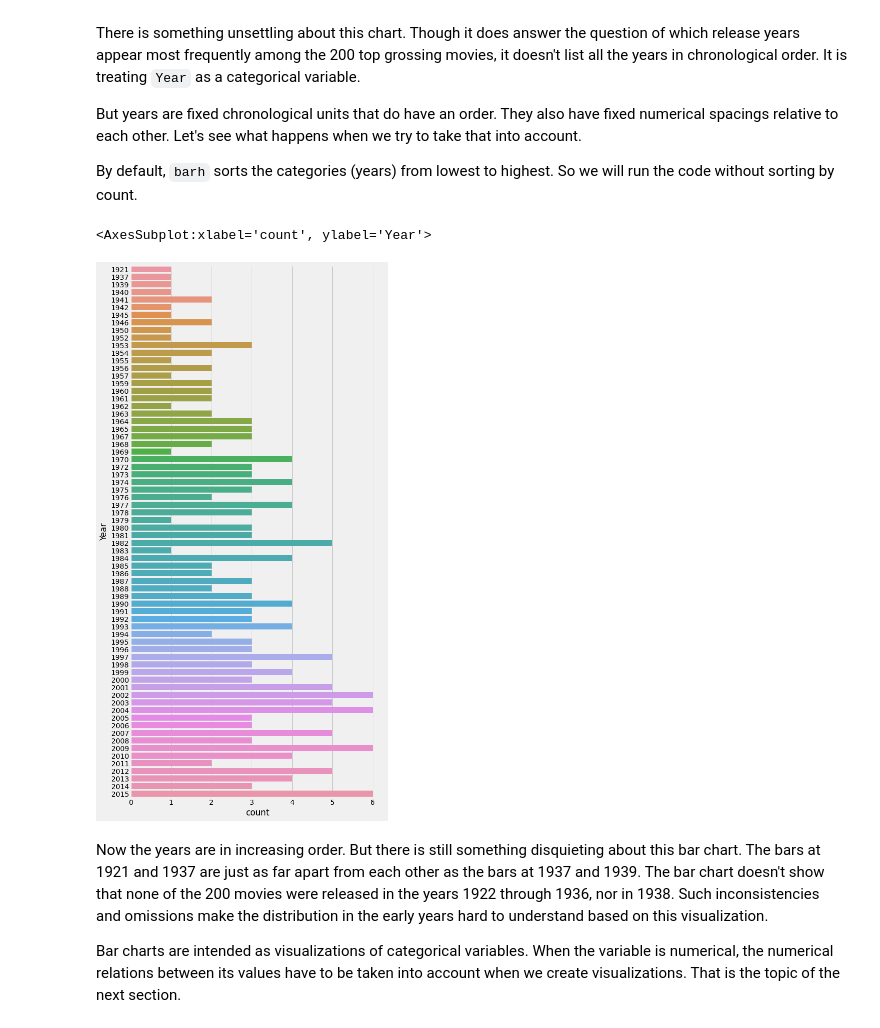
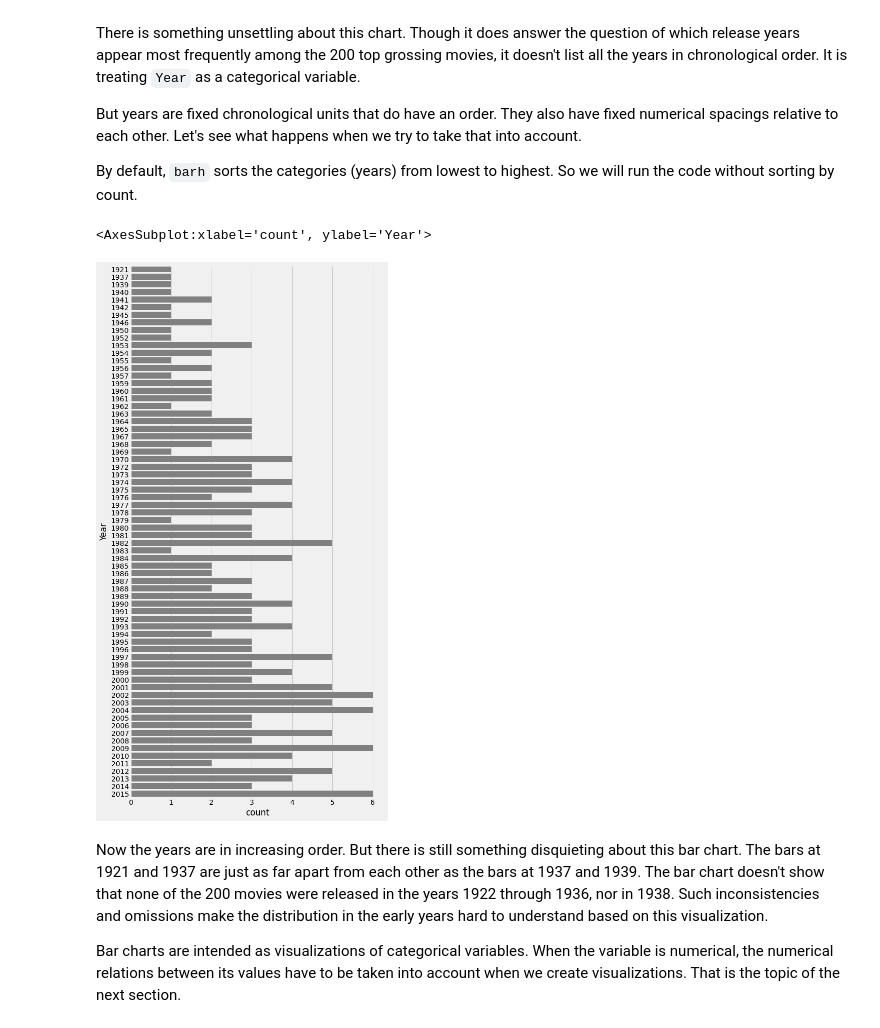
Before and after one commit to floreencia/textbook-flo, a Jupyter notebook: chapters/07/1/Visualizing_Categorical_Distributions.ipynb, the cells around one changed output. Drawn from its saved outputs; the diff is of its cells as text; code cells hidden in the pictures.

```diff
--- a/chapters/07/1/Visualizing_Categorical_Distributions.ipynb
+++ b/chapters/07/1/Visualizing_Categorical_Distributions.ipynb
@@ -146,10 +146,10 @@ By default, `barh` sorts the categories (years) from lowest to highest. So we wi
 # %%
 fig, ax = plt.subplots(figsize=(8, 18))
 
-sns.countplot(y='Year', data=top, ax=ax)
+sns.countplot(y='Year', data=top, ax=ax, color='grey')
 # %% [output]
 <AxesSubplot:xlabel='count', ylabel='Year'>
-[figure, old version]
+[figure, new version]
 # %% [markdown]
 Now the years are in increasing order. But there is still something disquieting about this bar chart. The bars at 1921 and 1937 are just as far apart from each other as the bars at 1937 and 1939. The bar chart doesn't show that none of the 200 movies were released in the years 1922 through 1936, nor in 1938. Such inconsistencies and omissions make the distribution in the early years hard to understand based on this visualization.
 
```
Also changed, not shown: parts of 4 cells of this notebook.
